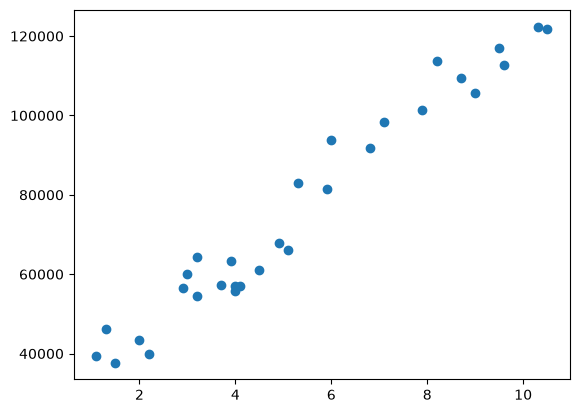
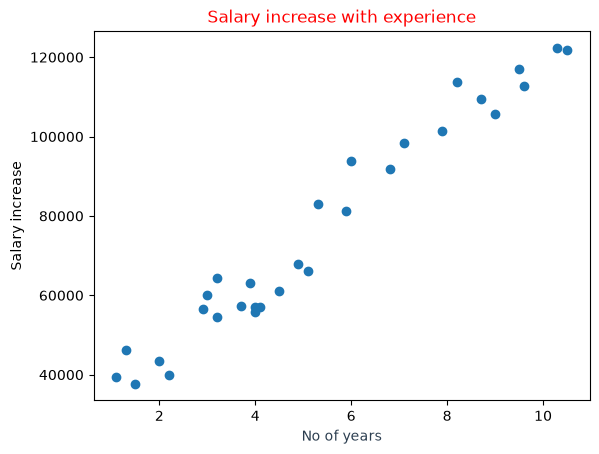
The change to this notebook cell's code, shown as a diff; its figure went from the first image to the second:
--- before
+++ after
@@ -1,3 +1,6 @@
 # Plotting the dataset for overlook
+plt.title("Salary increase with experience", color = "Red")
+plt.xlabel("No of years", color = "#2C3E50")
+plt.ylabel("Salary increase", color = "#000000")
 plt.scatter(df.YearsExperience,df.Salary)
 plt.show()

Commit: Model Trained